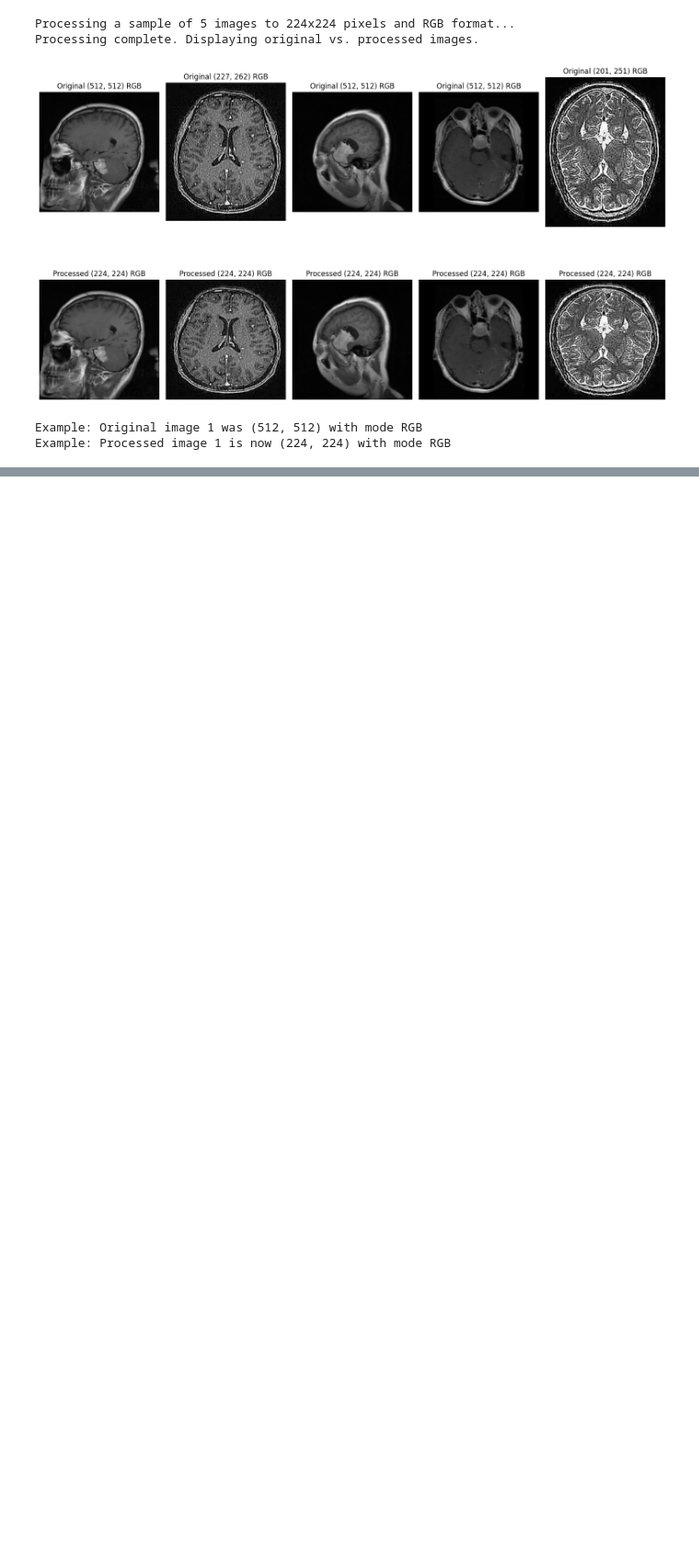
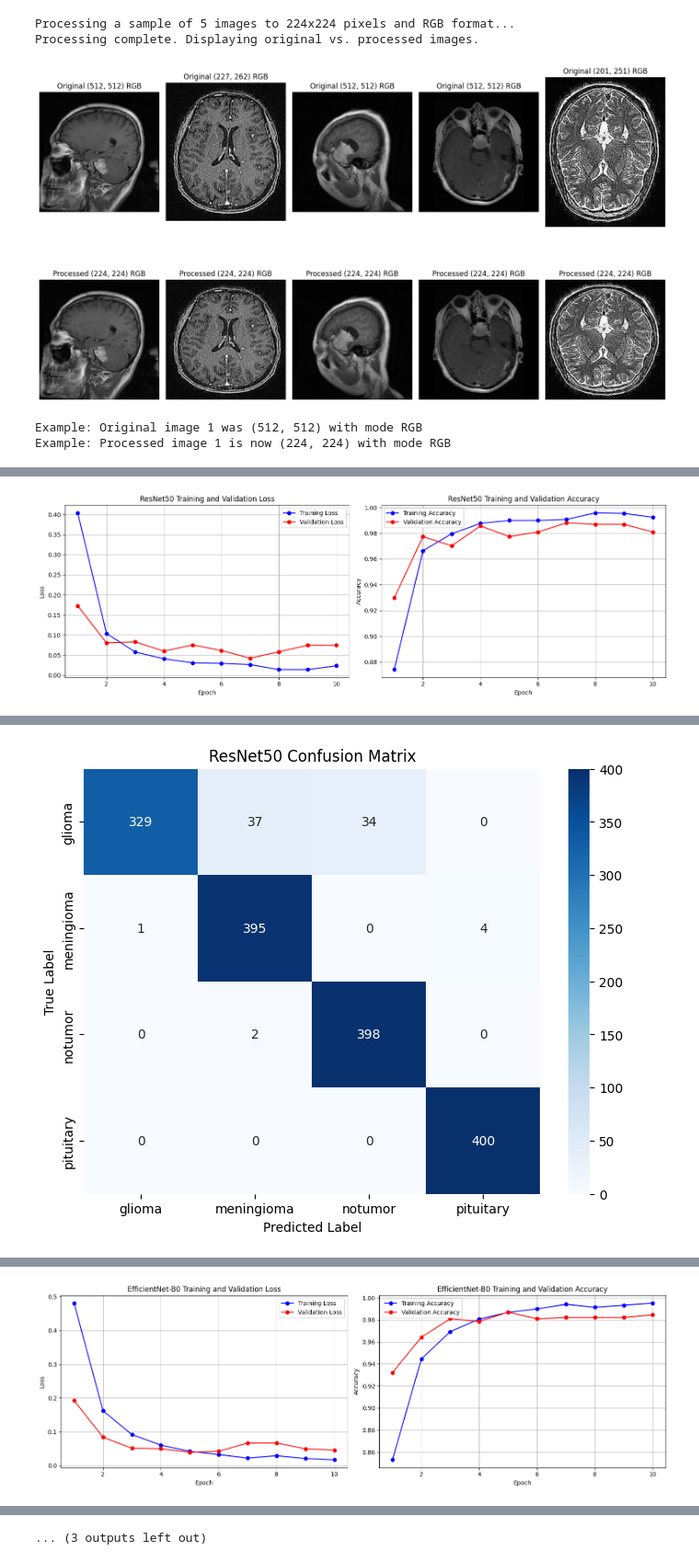
Before and after one commit to shahwaiz-9/Deep-Learning, a Jupyter notebook: Research_Paper_2.ipynb, the cells around one changed output, grey strips where cells are left out. Shown at 92% size. Saved outputs shown, nothing was run; the diff lists cells and outputs as text; code cells hidden in the pictures; blank space fills up the shorter version.

```diff
--- a/Research_Paper_2.ipynb
+++ b/Research_Paper_2.ipynb
@@ -477,0 +657,18 @@ Demonstrating data augmentation on image: /kaggle/input/brain-tumor-mri-dataset/
+# %%
+def validate(model, dataloader, criterion, device):
+    model.eval()
+    running_loss, correct_preds, total_samples = 0.0, 0, 0
+
+    with torch.no_grad():
+        for images, labels in dataloader:
+            images, labels = images.to(device), labels.to(device)
+
+            outputs = model(images)
+            loss = criterion(outputs, labels)
+
+            running_loss += loss.item() * images.size(0)
+            _, preds = torch.max(outputs, 1)
+            correct_preds += torch.sum(preds == labels.data).item()
+            total_samples += images.size(0)
+
+    return running_loss / total_samples, correct_preds / total_samples
@@ -477,0 +789,55 @@ Demonstrating data augmentation on image: /kaggle/input/brain-tumor-mri-dataset/
+# %%
+class_names = list(LABEL_MAP.keys())
+NUM_CLASSES = len(class_names)
+TRAINING_EPOCHS = 10 # You can adjust this number
+
+model_results = {}
+
+# --- ResNet50 ---
+history_resnet, labels_resnet, preds_resnet, acc_resnet = train_and_evaluate_model(
+    model_name='ResNet50',
+    architecture='resnet50',
+    train_loader=train_loader,
+    val_loader=val_loader,
+    test_loader=test_loader,
+    num_classes=NUM_CLASSES,
+    epochs=TRAINING_EPOCHS
+)
+model_results['ResNet50'] = {'history': history_resnet, 'labels': labels_resnet, 'preds': preds_resnet, 'test_acc': acc_resnet}
+plot_history(history_resnet, 'ResNet50')
+display_metrics(labels_resnet, preds_resnet, 'ResNet50', class_names)
+
+# --- EfficientNet-B0 ---
+history_efficientnet, labels_efficientnet, preds_efficientnet, acc_efficientnet = train_and_evaluate_model(
+    model_name='EfficientNet-B0',
+    architecture='efficientnet_b0',
+    train_loader=train_loader,
+    val_loader=val_loader,
+    test_loader=test_loader,
+    num_classes=NUM_CLASSES,
+    epochs=TRAINING_EPOCHS
+)
+model_results['EfficientNet-B0'] = {'history': history_efficientnet, 'labels': labels_efficientnet, 'preds': preds_efficientnet, 'test_acc': acc_efficientnet}
+plot_history(history_efficientnet, 'EfficientNet-B0')
+display_metrics(labels_efficientnet, preds_efficientnet, 'EfficientNet-B0', class_names)
+
+# --- VGG16 ---
+history_vgg16, labels_vgg16, preds_vgg16, acc_vgg16 = train_and_evaluate_model(
+    model_name='VGG16',
+    architecture='vgg16',
+    train_loader=train_loader,
+    val_loader=val_loader,
+    test_loader=test_loader,
+    num_classes=NUM_CLASSES,
+    epochs=TRAINING_EPOCHS
+)
+model_results['VGG16'] = {'history': history_vgg16, 'labels': labels_vgg16, 'preds': preds_vgg16, 'test_acc': acc_vgg16}
+plot_history(history_vgg16, 'VGG16')
+display_metrics(labels_vgg16, preds_vgg16, 'VGG16', class_names)
+
+# --- Summary Comparison ---
+print("\n\n=== Model Performance Summary ===")
+for model_name, results in model_results.items():
+    print(f"\nModel: {model_name}")
+    print(f"  Final Test Accuracy: {results['test_acc']*100:.2f}%")
+# %% [output]
@@ -477,0 +861 @@ Demonstrating data augmentation on image: /kaggle/input/brain-tumor-mri-dataset/
+[figure, added]
@@ -477,0 +875 @@ Demonstrating data augmentation on image: /kaggle/input/brain-tumor-mri-dataset/
+[figure, added]
@@ -477,0 +895 @@ Demonstrating data augmentation on image: /kaggle/input/brain-tumor-mri-dataset/
+[figure, added]
@@ -477,0 +930 @@ Demonstrating data augmentation on image: /kaggle/input/brain-tumor-mri-dataset/
+... (3 outputs left out)
```
Also changed, not shown: parts of 63 cells of this notebook.
